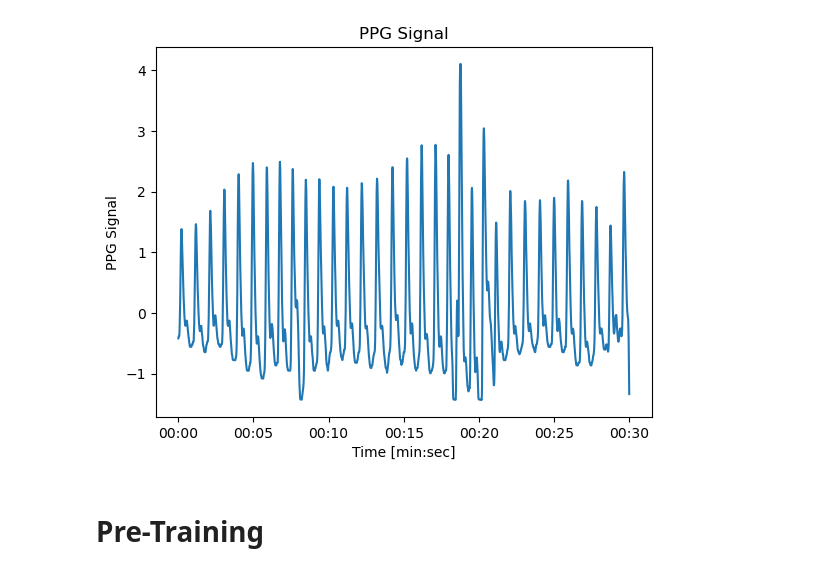
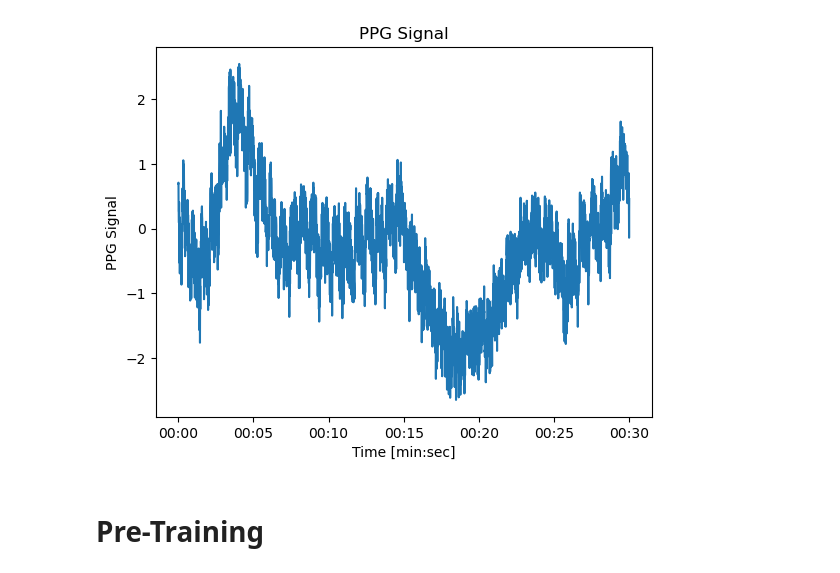
Before and after one commit to valilupu/mobilehealth1, a Jupyter notebook: groupXX_BR.ipynb, the cells around one changed output. Drawn from its saved outputs; the diff is of its cells as text; code cells hidden in the pictures.

```diff
--- a/groupXX_BR.ipynb
+++ b/groupXX_BR.ipynb
@@ -33,9 +33,9 @@ def plot_signal(signal, title, ylabel, sampling_rate=100):
     plt.show()
 # %%
 # plot the first 30 seconds of the unfiltered ppg signal of the first window
-plot_signal(X_test[0][0:30*FS], 'PPG Signal', 'PPG Signal')
+plot_signal(X_test[19][0:30*FS], 'PPG Signal', 'PPG Signal')
 # %% [output]
-[figure, old version]
+[figure, new version]
 # %% [markdown]
 # Pre-Training
 # %% [markdown]
```
Also changed, not shown: parts of 13 cells of this notebook, 1 other file.
